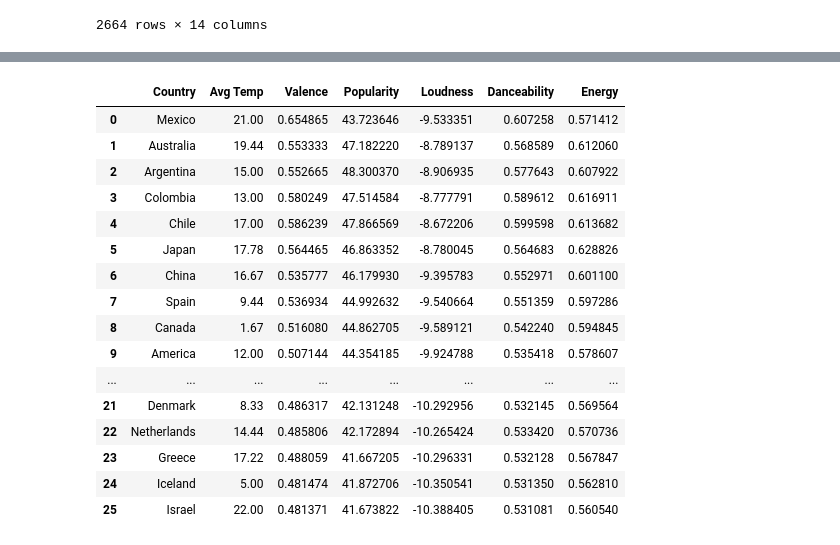
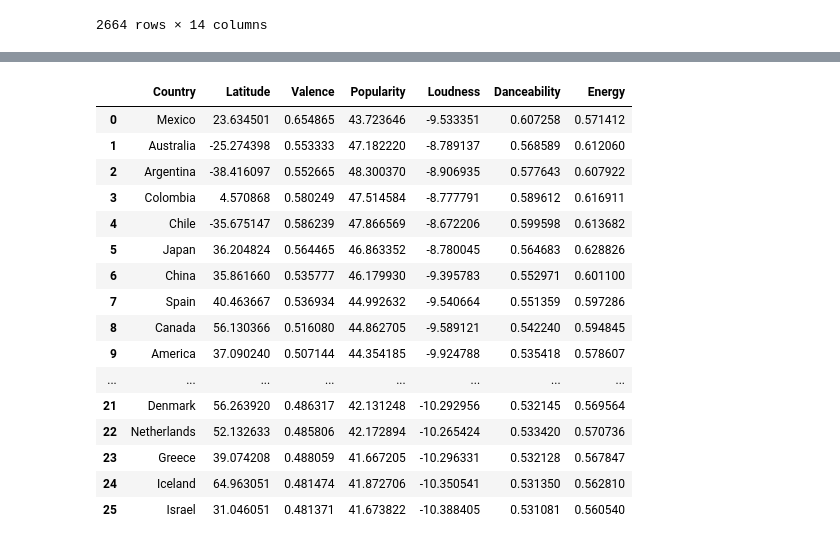
Before and after one commit to DataBerenicenz/Epsilon_Team, a Jupyter notebook: +Gaby/Spotify.ipynb, the cells around one changed output, grey strips where cells are left out. Saved outputs shown, nothing was run; the diff lists cells and outputs as text; code cells hidden in the pictures.

Commit message:
latitudes on Gabi folder

```diff
--- a/+Gaby/Spotify.ipynb
+++ b/+Gaby/Spotify.ipynb
@@ -85,4 +86,4 @@ for resp in responses:
     latitudes.append(resp["results"][0]["geometry"]["location"]["lat"])
     longitudes.append(resp["results"][0]["geometry"]["location"]["lng"])
 # %%
-coordinates_df = pd.DataFrame({"Lat": latitudes, "Lng": longitudes})
+coordinates_df = pd.DataFrame({"Country":target, "Latitude": latitudes, "Longitude": longitudes})
@@ -103,22 +90,22 @@ temperature_country = pd.DataFrame({"Country": target, "Avg Temp": max_temp})
 # %%
-merge_df = pd.merge(temperature_country, countries_df, right_index=True, left_index=True)
-merge_df = merge_df.drop(columns=["Country gender"])
+merge_df = pd.merge(coordinates_df, countries_df, right_index=True, left_index=True)
+merge_df = merge_df.drop(columns=["Country gender", "Longitude"])
 merge_df
 # %% [output]
-|  | Country | Avg Temp | Valence | Popularity | Loudness | Danceability | Energy |
-| 0 | Mexico | 21.00 | 0.654865 | 43.723646 | -9.533351 | 0.607258 | 0.571412 |
-| 1 | Australia | 19.44 | 0.553333 | 47.182220 | -8.789137 | 0.568589 | 0.612060 |
-| 2 | Argentina | 15.00 | 0.552665 | 48.300370 | -8.906935 | 0.577643 | 0.607922 |
-| 3 | Colombia | 13.00 | 0.580249 | 47.514584 | -8.777791 | 0.589612 | 0.616911 |
-| 4 | Chile | 17.00 | 0.586239 | 47.866569 | -8.672206 | 0.599598 | 0.613682 |
-| 5 | Japan | 17.78 | 0.564465 | 46.863352 | -8.780045 | 0.564683 | 0.628826 |
-| 6 | China | 16.67 | 0.535777 | 46.179930 | -9.395783 | 0.552971 | 0.601100 |
-| 7 | Spain | 9.44 | 0.536934 | 44.992632 | -9.540664 | 0.551359 | 0.597286 |
-| 8 | Canada | 1.67 | 0.516080 | 44.862705 | -9.589121 | 0.542240 | 0.594845 |
-| 9 | America | 12.00 | 0.507144 | 44.354185 | -9.924788 | 0.535418 | 0.578607 |
+|  | Country | Latitude | Valence | Popularity | Loudness | Danceability | Energy |
+| 0 | Mexico | 23.634501 | 0.654865 | 43.723646 | -9.533351 | 0.607258 | 0.571412 |
+| 1 | Australia | -25.274398 | 0.553333 | 47.182220 | -8.789137 | 0.568589 | 0.612060 |
+| 2 | Argentina | -38.416097 | 0.552665 | 48.300370 | -8.906935 | 0.577643 | 0.607922 |
+| 3 | Colombia | 4.570868 | 0.580249 | 47.514584 | -8.777791 | 0.589612 | 0.616911 |
+| 4 | Chile | -35.675147 | 0.586239 | 47.866569 | -8.672206 | 0.599598 | 0.613682 |
+| 5 | Japan | 36.204824 | 0.564465 | 46.863352 | -8.780045 | 0.564683 | 0.628826 |
+| 6 | China | 35.861660 | 0.535777 | 46.179930 | -9.395783 | 0.552971 | 0.601100 |
+| 7 | Spain | 40.463667 | 0.536934 | 44.992632 | -9.540664 | 0.551359 | 0.597286 |
+| 8 | Canada | 56.130366 | 0.516080 | 44.862705 | -9.589121 | 0.542240 | 0.594845 |
+| 9 | America | 37.090240 | 0.507144 | 44.354185 | -9.924788 | 0.535418 | 0.578607 |
 | ... | ... | ... | ... | ... | ... | ... | ... |
-| 21 | Denmark | 8.33 | 0.486317 | 42.131248 | -10.292956 | 0.532145 | 0.569564 |
-| 22 | Netherlands | 14.44 | 0.485806 | 42.172894 | -10.265424 | 0.533420 | 0.570736 |
-| 23 | Greece | 17.22 | 0.488059 | 41.667205 | -10.296331 | 0.532128 | 0.567847 |
-| 24 | Iceland | 5.00 | 0.481474 | 41.872706 | -10.350541 | 0.531350 | 0.562810 |
-| 25 | Israel | 22.00 | 0.481371 | 41.673822 | -10.388405 | 0.531081 | 0.560540 |
+| 21 | Denmark | 56.263920 | 0.486317 | 42.131248 | -10.292956 | 0.532145 | 0.569564 |
+| 22 | Netherlands | 52.132633 | 0.485806 | 42.172894 | -10.265424 | 0.533420 | 0.570736 |
+| 23 | Greece | 39.074208 | 0.488059 | 41.667205 | -10.296331 | 0.532128 | 0.567847 |
+| 24 | Iceland | 64.963051 | 0.481474 | 41.872706 | -10.350541 | 0.531350 | 0.562810 |
+| 25 | Israel | 31.046051 | 0.481371 | 41.673822 | -10.388405 | 0.531081 | 0.560540 |
```
Also changed, not shown: parts of 20 cells of this notebook.
